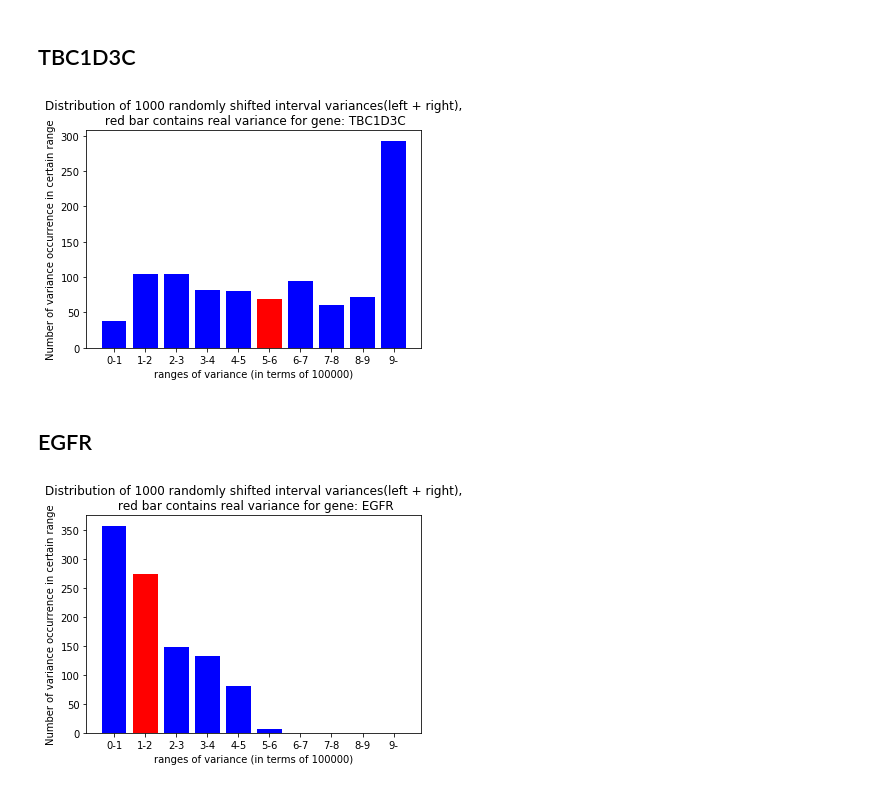
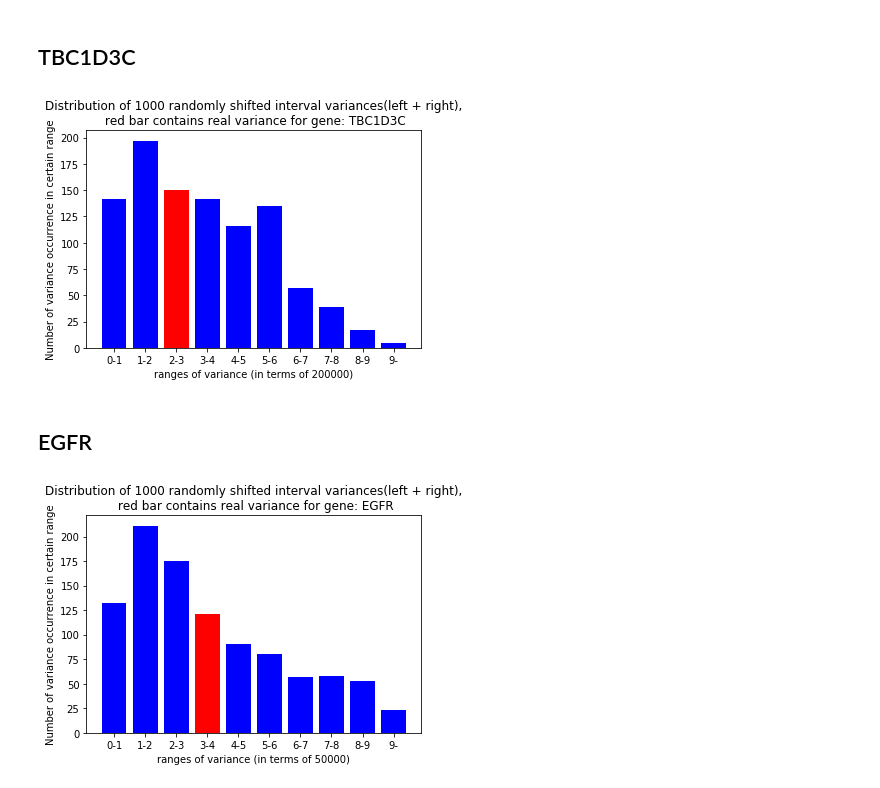
Before and after one commit to ShangqingGu/Analyze-ecDNA, a Jupyter notebook: Variance_analyser.ipynb, the cells around one changed output. Drawn from its saved outputs; the diff is of its cells as text; code cells hidden in the pictures.

```diff
--- a/Variance_analyser.ipynb
+++ b/Variance_analyser.ipynb
@@ -74,7 +74,7 @@ def generat_vars(num_var, gene, data, oncogene_data, bp_unit=1000):
         results.append(var)
     return results
 # %%
-def plot_hist(random_var_list, target_var, gene_name, num_rand, num_bins=10, bin_size=100000):
+def plot_hist(random_var_list, target_var, gene_name, num_rand, num_bins, bin_size):
     ranges = np.array(range(num_bins)) * bin_size
     hist = np.zeros(num_bins)
     target_bin = num_bins - 1
@@ -103,10 +103,10 @@ def plot_hist(random_var_list, target_var, gene_name, num_rand, num_bins=10, bin
     plt.ylabel("Number of variance occurrence in certain range")
     plt.show()
 # %%
-def analyze_significance(gene_name, intervl_data, oncogene_data, num_rand=1000):
+def analyze_significance(gene_name, intervl_data, oncogene_data, num_rand=1000, num_bins=10, bin_size=100000):
     random_generated_vars = generat_vars(num_rand, gene_name, intervl_data, oncogene_data)
     target_var = intervl_data[gene_name]["var"]["left"] + intervl_data[gene_name]["var"]["right"]
-    plot_hist(random_generated_vars, target_var, gene_name, num_rand)
+    plot_hist(random_generated_vars, target_var, gene_name, num_rand, num_bins, bin_size)
 # %% [markdown]
 ## PVT1
 # %%
@@ -116,14 +116,14 @@ analyze_significance("PVT1", intervl_data, oncogene_data)
 # %% [markdown]
 ## TBC1D3C
 # %%
-analyze_significance("TBC1D3C", intervl_data, oncogene_data)
+analyze_significance("TBC1D3C", intervl_data, oncogene_data, num_bins=10, bin_size=200000)
 # %% [output]
-[figure, old version]
+[figure, new version]
 # %% [markdown]
 ## EGFR
 # %%
-analyze_significance("EGFR", intervl_data, oncogene_data)
+analyze_significance("EGFR", intervl_data, oncogene_data, num_bins=10, bin_size=50000)
 # %% [output]
-[figure, old version]
+[figure, new version]
 # %%
 #243922 / (oncogene_data["PVT1"]["right"][0] - oncogene_data["PVT1"]["left"][0])
```
